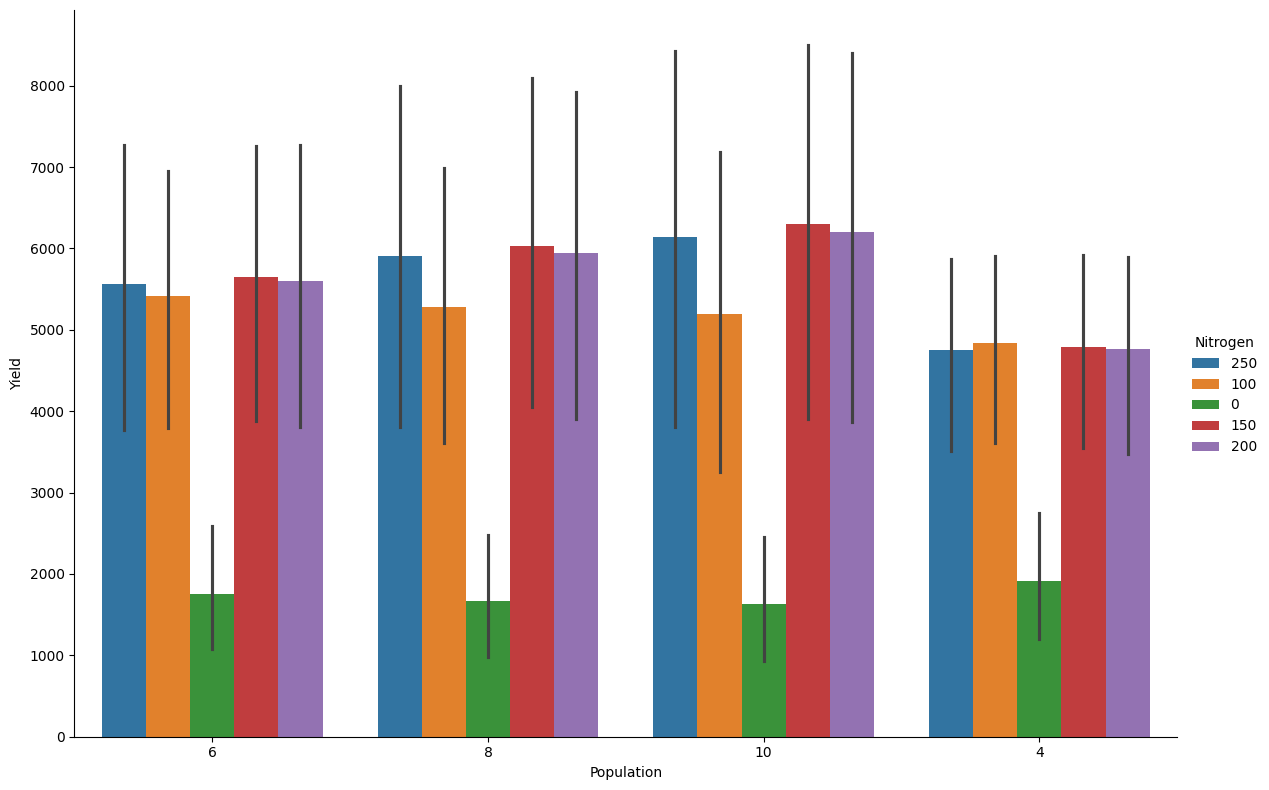
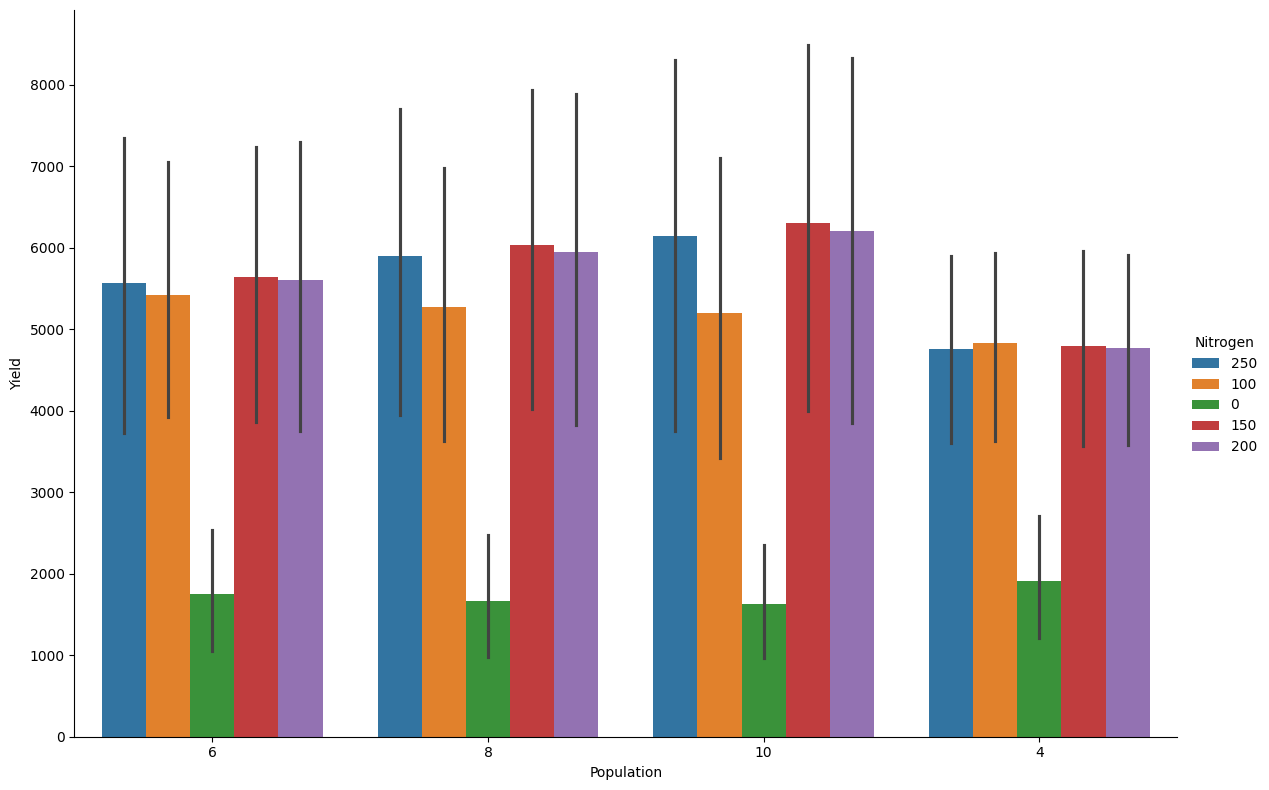
The notebook cell's code change between the first figure and the second:
--- before
+++ after
@@ -1,2 +1,3 @@
+p = Path(r'D:\package\apsimNGpy\apsimNGpy\example_jupiter_notebooks\images')
 model.cat_plot(table = 'Report', y='Yield', x= 'Population', kind = 'bar', hue= 'Nitrogen', height=8, aspect=1.5)
-plt.savefig(dir_p/'bar_plots_with_hue.png', dpi=600)
+plt.savefig(p/'bar_plots_with_hue.png', dpi=600)

Commit: plotting.rst